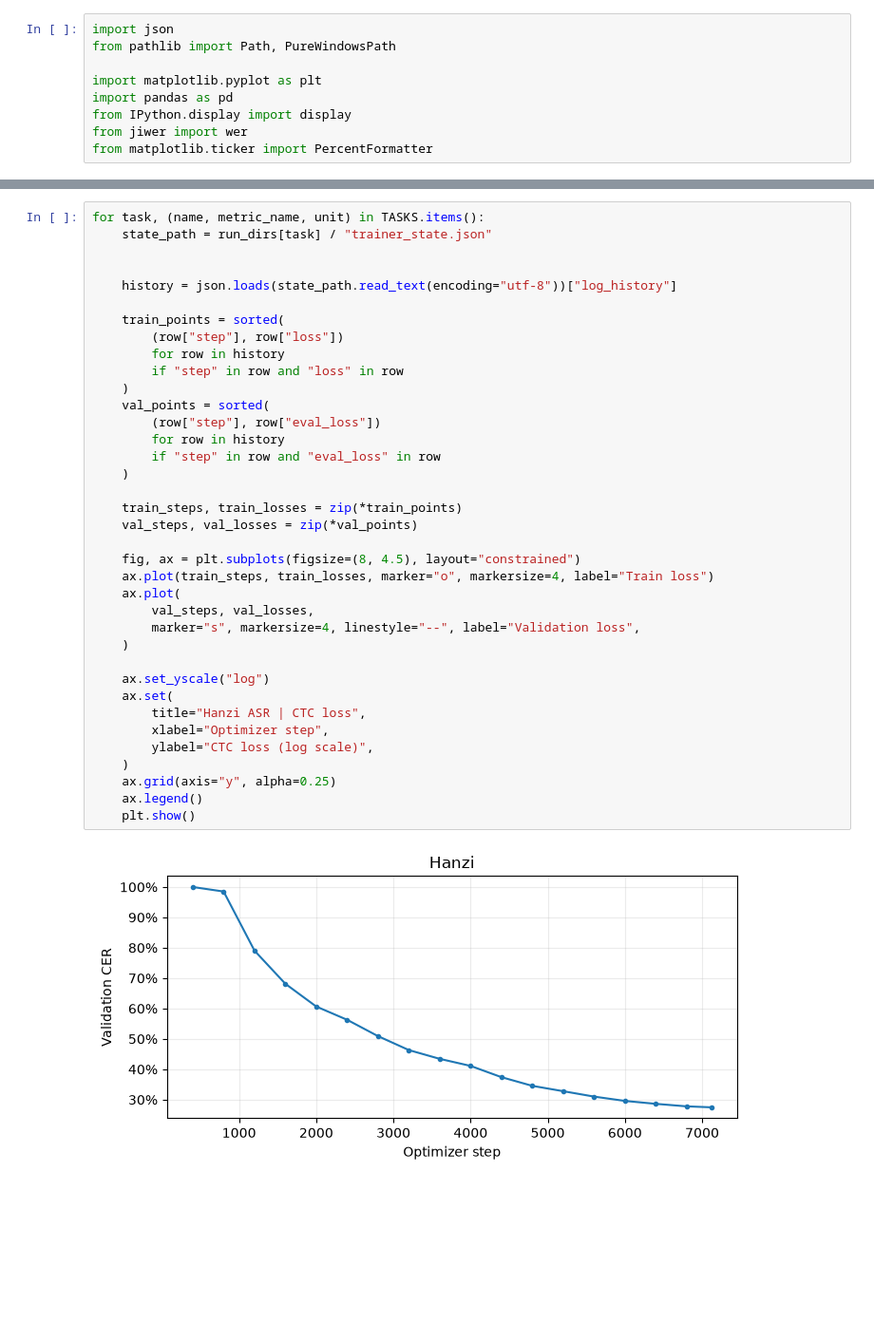
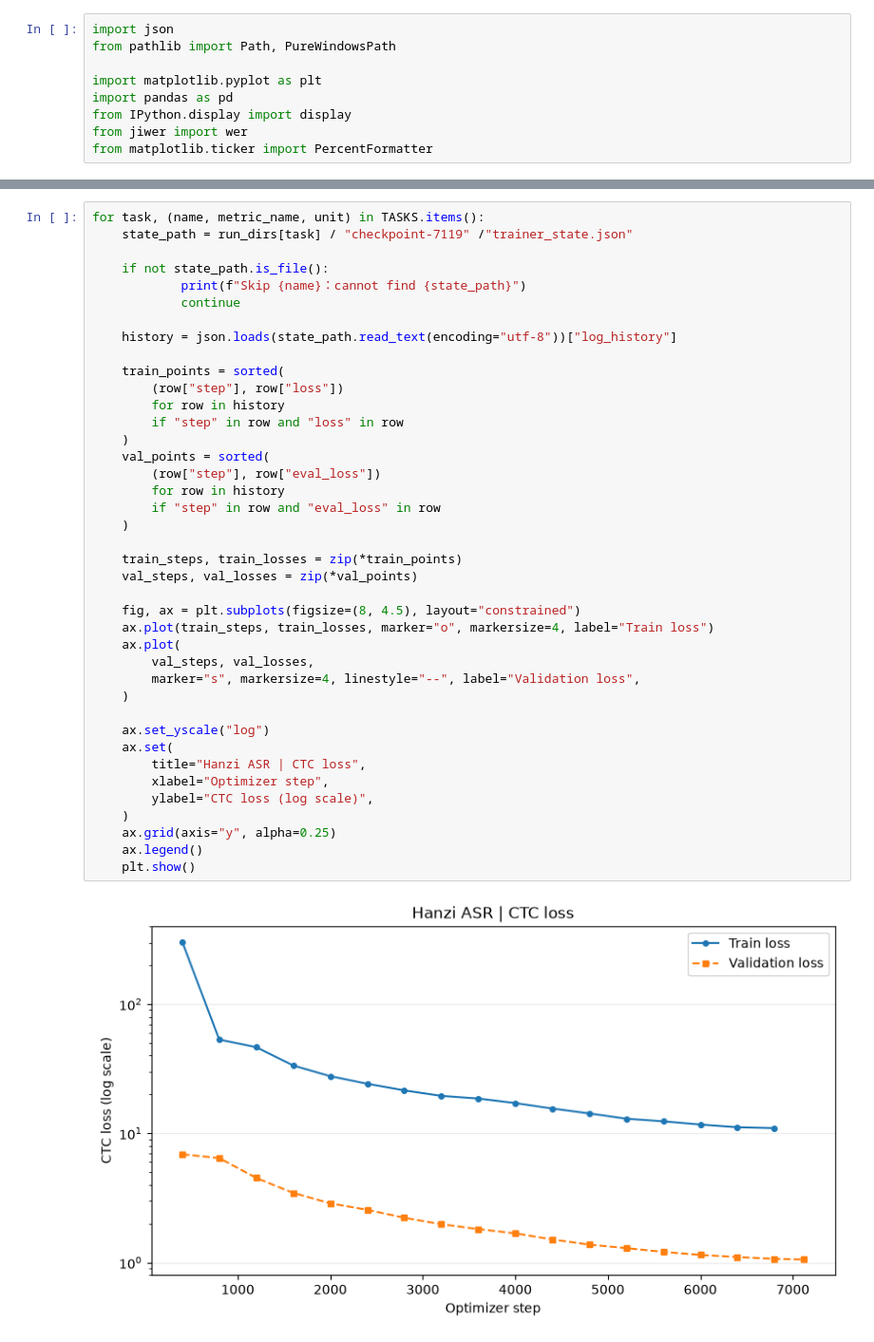
Before and after one commit to shuangping0222/semester-project-chinese-ASR, a Jupyter notebook: 04_evaluation.ipynb, the cells around one changed output, grey strips where cells are left out. Shown at 95% size. Drawn from its saved outputs; the diff is of its cells as text; blank space fills up the shorter version.

Commit message:
plot one finished

```diff
--- a/04_evaluation.ipynb
+++ b/04_evaluation.ipynb
@@ -69,7 +77,10 @@ if summary_rows:
 # %%
 for task, (name, metric_name, unit) in TASKS.items():
-    state_path = run_dirs[task] / "trainer_state.json"
+    state_path = run_dirs[task] / "checkpoint-7119" /"trainer_state.json"
 
+    if not state_path.is_file():
+            print(f"Skip {name}：cannot find {state_path}")
+            continue
 
     history = json.loads(state_path.read_text(encoding="utf-8"))["log_history"]
 
@@ -77,31 +88,31 @@ for task, (name, metric_name, unit) in TASKS.items():
         (row["step"], row["loss"])
         for row in history
         if "step" in row and "loss" in row
     )
     val_points = sorted(
         (row["step"], row["eval_loss"])
         for row in history
         if "step" in row and "eval_loss" in row
     )
 
     train_steps, train_losses = zip(*train_points)
     val_steps, val_losses = zip(*val_points)
 
     fig, ax = plt.subplots(figsize=(8, 4.5), layout="constrained")
     ax.plot(train_steps, train_losses, marker="o", markersize=4, label="Train loss")
     ax.plot(
         val_steps, val_losses,
         marker="s", markersize=4, linestyle="--", label="Validation loss",
     )
 
     ax.set_yscale("log")
     ax.set(
         title="Hanzi ASR | CTC loss",
         xlabel="Optimizer step",
         ylabel="CTC loss (log scale)",
     )
     ax.grid(axis="y", alpha=0.25)
     ax.legend()
     plt.show()
 # %% [output]
-[figure, old version]
+[figure, new version]
```
Also changed, not shown: parts of 3 cells of this notebook.
